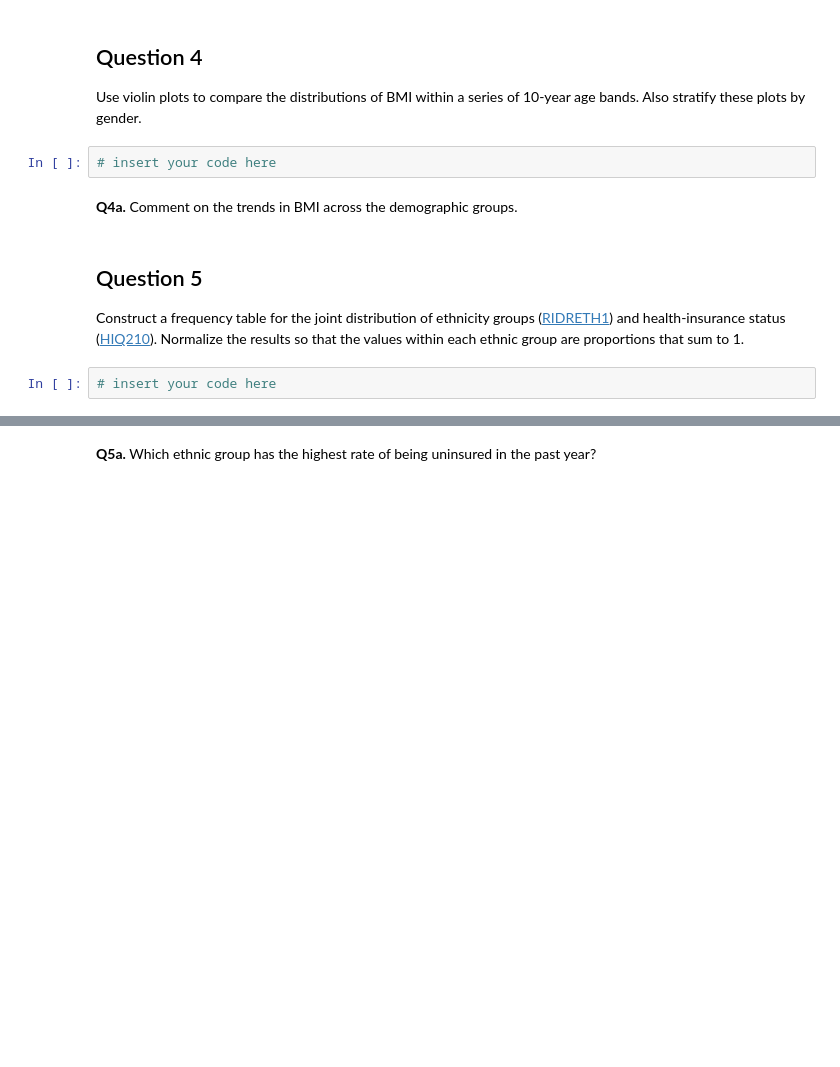
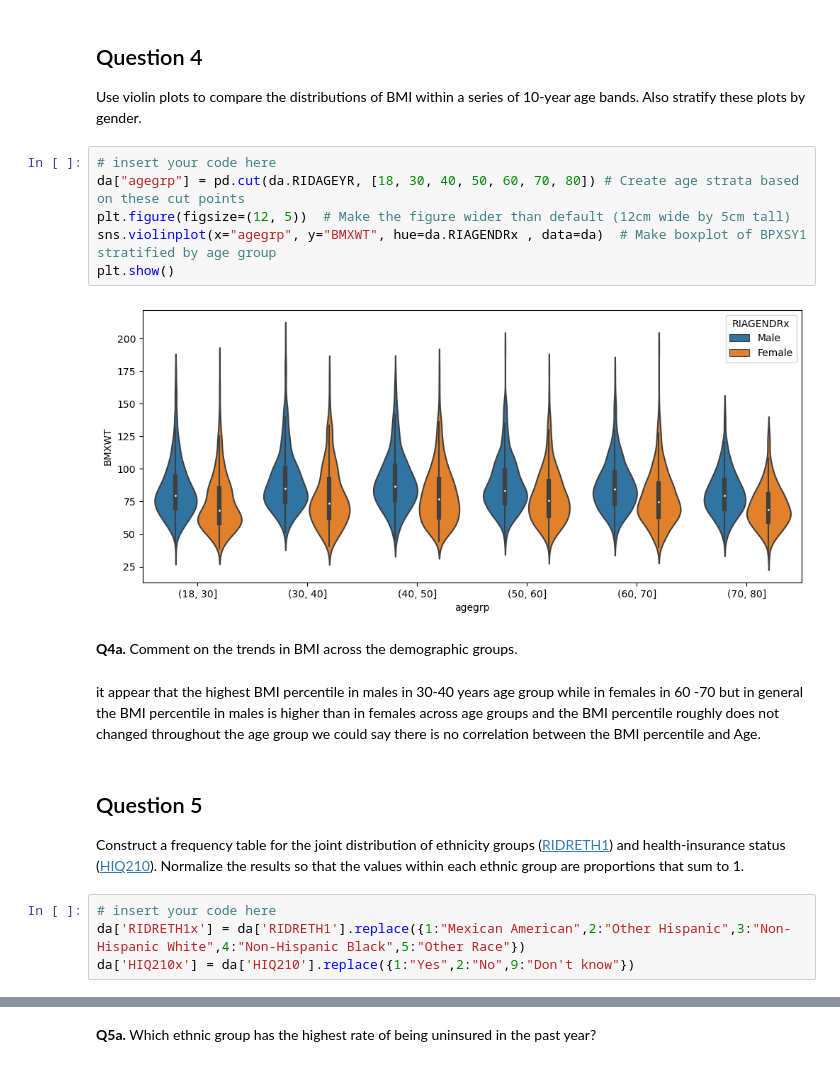
Before and after one commit to elsayedg/Statistics-with-Python-Specialization, a Jupyter notebook: 1_Understanding and Visualizing Data with Python/WEEK 3 - MULTIVARIATE DATA/nhanes_multivariate_practice.ipynb, the cells around one changed output, grey strips where cells are left out. Saved outputs shown, nothing was run; the diff lists cells and outputs as text; blank space fills up the shorter version.

```diff
--- a/1_Understanding and Visualizing Data with Python/WEEK 3 - MULTIVARIATE DATA/nhanes_multivariate_practice.ipynb
+++ b/1_Understanding and Visualizing Data with Python/WEEK 3 - MULTIVARIATE DATA/nhanes_multivariate_practice.ipynb
@@ -111,13 +113,27 @@ i cannot see difference between males and females
 ## Question 4
 
 Use violin plots to compare the distributions of BMI within a series of 10-year age bands.  Also stratify these plots by gender.
-# %%
-# insert your code here
+# %%
+# insert your code here
+da["agegrp"] = pd.cut(da.RIDAGEYR, [18, 30, 40, 50, 60, 70, 80]) # Create age strata based on these cut points
+plt.figure(figsize=(12, 5))  # Make the figure wider than default (12cm wide by 5cm tall)
+sns.violinplot(x="agegrp", y="BMXWT", hue=da.RIAGENDRx , data=da)  # Make boxplot of BPXSY1 stratified by age group
+plt.show()
+# %% [output]
+[figure, added]
 # %% [markdown]
 __Q4a.__ Comment on the trends in BMI across the demographic groups.
+# %% [markdown]
+it appear that the highest BMI percentile in males in 30-40 years age group
+while in females in 60 -70
+but in general the BMI percentile in males is higher than in females across age groups
+and the BMI percentile roughly does not changed throughout the age group
+we could say there is no correlation between the BMI percentile and Age.
 # %% [markdown]
 ## Question 5
 
 Construct a frequency table for the joint distribution of ethnicity groups ([RIDRETH1](https://wwwn.cdc.gov/Nchs/Nhanes/2015-2016/DEMO_I.htm#RIDRETH1)) and health-insurance status ([HIQ210](https://wwwn.cdc.gov/Nchs/Nhanes/2015-2016/HIQ_I.htm#HIQ210)).  Normalize the results so that the values within each ethnic group are proportions that sum to 1.
-# %%
-# insert your code here
+# %%
+# insert your code here
+da['RIDRETH1x'] = da['RIDRETH1'].replace({1:"Mexican American",2:"Other Hispanic",3:"Non-Hispanic White",4:"Non-Hispanic Black",5:"Other Race"})
+da['HIQ210x'] = da['HIQ210'].replace({1:"Yes",2:"No",9:"Don't know"})
```
Also changed, not shown: parts of 6 cells of this notebook.
